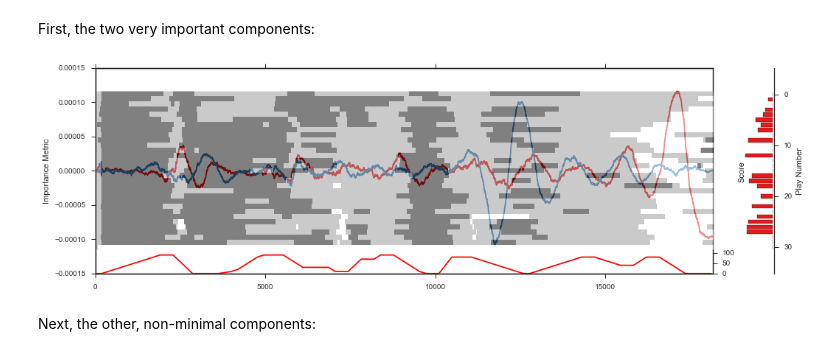
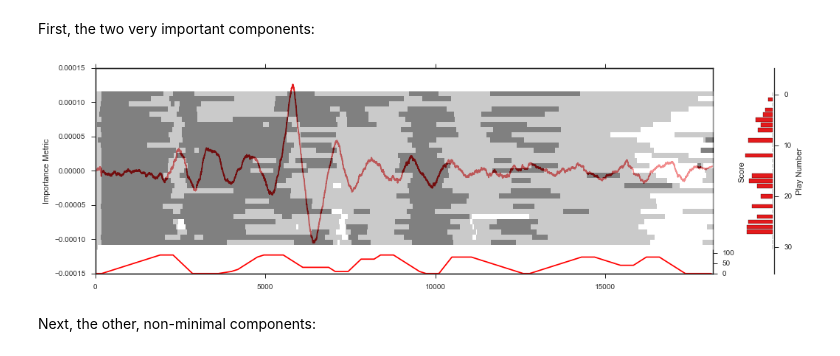
Before and after one commit to DesignInformaticsLab/EcoRacer2016, a Jupyter notebook: Player2/Player2_Example.ipynb, the cells around one changed output. Cells and saved outputs as stored; diff of their text form; code cells hidden in the pictures.

```diff
--- a/Player2/Player2_Example.ipynb
+++ b/Player2/Player2_Example.ipynb
@@ -141,10 +141,10 @@ def comp_play(comps):
 # %% [markdown]
 First, the two very important components:
 # %%
-comp_play([19,24])
+comp_play([3])
 #         host.plot(pre.pca.components_[24])
     # host.plot(pre.pca.components_[28])
 # %% [output]
-[figure, old version]
+[figure, new version]
 # %% [markdown]
 Next, the other, non-minimal components:
```
Also changed, not shown: parts of 15 cells of this notebook, 4 other files.
